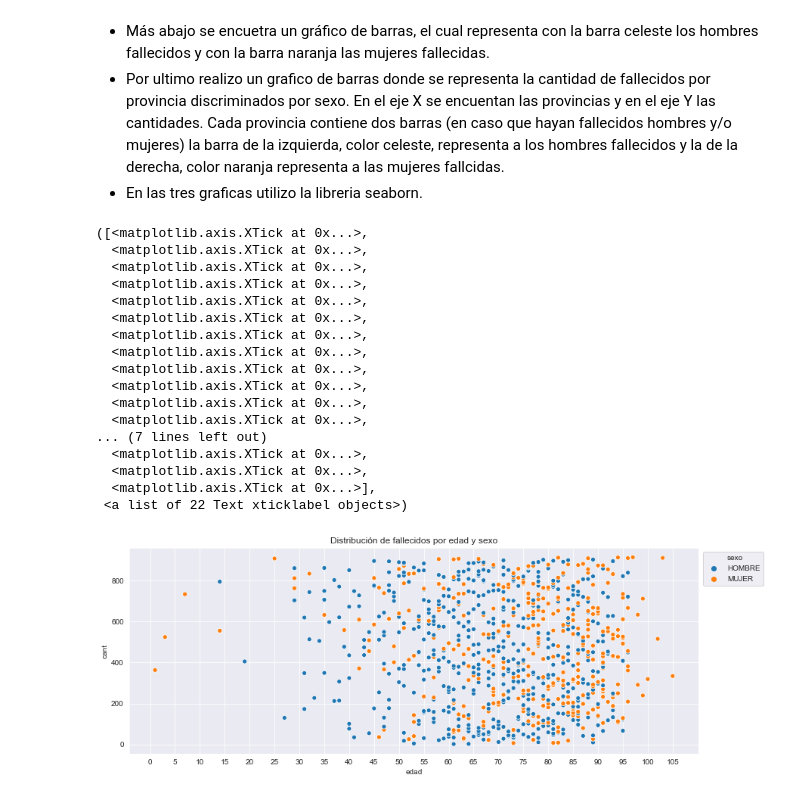
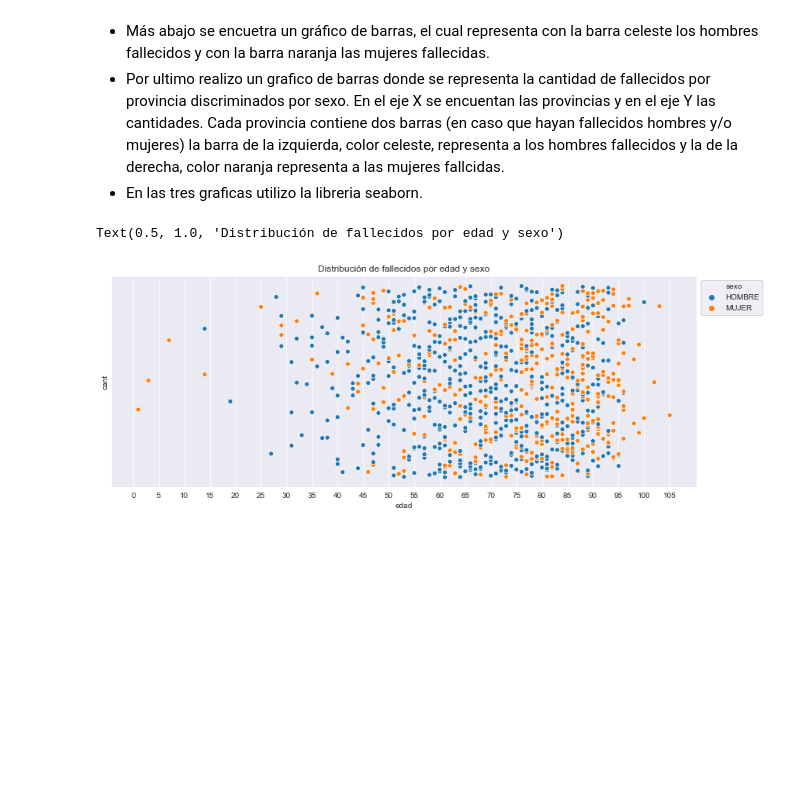
Before and after one commit to Joaquin-r/Covid19-Argentina, a Jupyter notebook: COVID19.ipynb, the cells around one changed output. Drawn from its saved outputs; the diff is of its cells as text; code cells hidden in the pictures; blank space fills up the shorter version.

```diff
--- a/COVID19.ipynb
+++ b/COVID19.ipynb
@@ -439,29 +439,14 @@ Text(0.5, 1.0, 'Promedio de edad de los fallecidos por provincia')
 # %%
 ax =sns.scatterplot(x="edad", y='cant',hue="sexo", data=df_edades)
 box = ax.get_position()
 ax.set_position([box.x0, box.y0, box.width * .9, box.height])
 ax.legend(loc='upper right', bbox_to_anchor=(1.12, 1.0), ncol=1)
+plt.xticks(np.linspace(0, 110, 22, endpoint=False))
+plt.yticks([])
 plt.title('Distribución de fallecidos por edad y sexo')
-plt.xticks(np.linspace(0, 110, 22, endpoint=False))
 # %% [output]
-([<matplotlib.axis.XTick at 0x...>,
-  <matplotlib.axis.XTick at 0x...>,
-  <matplotlib.axis.XTick at 0x...>,
-  <matplotlib.axis.XTick at 0x...>,
-  <matplotlib.axis.XTick at 0x...>,
-  <matplotlib.axis.XTick at 0x...>,
-  <matplotlib.axis.XTick at 0x...>,
-  <matplotlib.axis.XTick at 0x...>,
-  <matplotlib.axis.XTick at 0x...>,
-  <matplotlib.axis.XTick at 0x...>,
-  <matplotlib.axis.XTick at 0x...>,
-  <matplotlib.axis.XTick at 0x...>,
-... (7 lines left out)
-  <matplotlib.axis.XTick at 0x...>,
-  <matplotlib.axis.XTick at 0x...>,
-  <matplotlib.axis.XTick at 0x...>],
- <a list of 22 Text xticklabel objects>)
+Text(0.5, 1.0, 'Distribución de fallecidos por edad y sexo')
-[figure, old version]
+[figure, new version]
 # %%
 plt.figure(figsize=(10,5))
 sns.countplot(x='sexo', linewidth=2,edgecolor=(0,0,0),data=df_edades, palette='deep').set_title('Cantidad de fallecidos por sexo')
```
Also changed, not shown: parts of 19 cells of this notebook.
